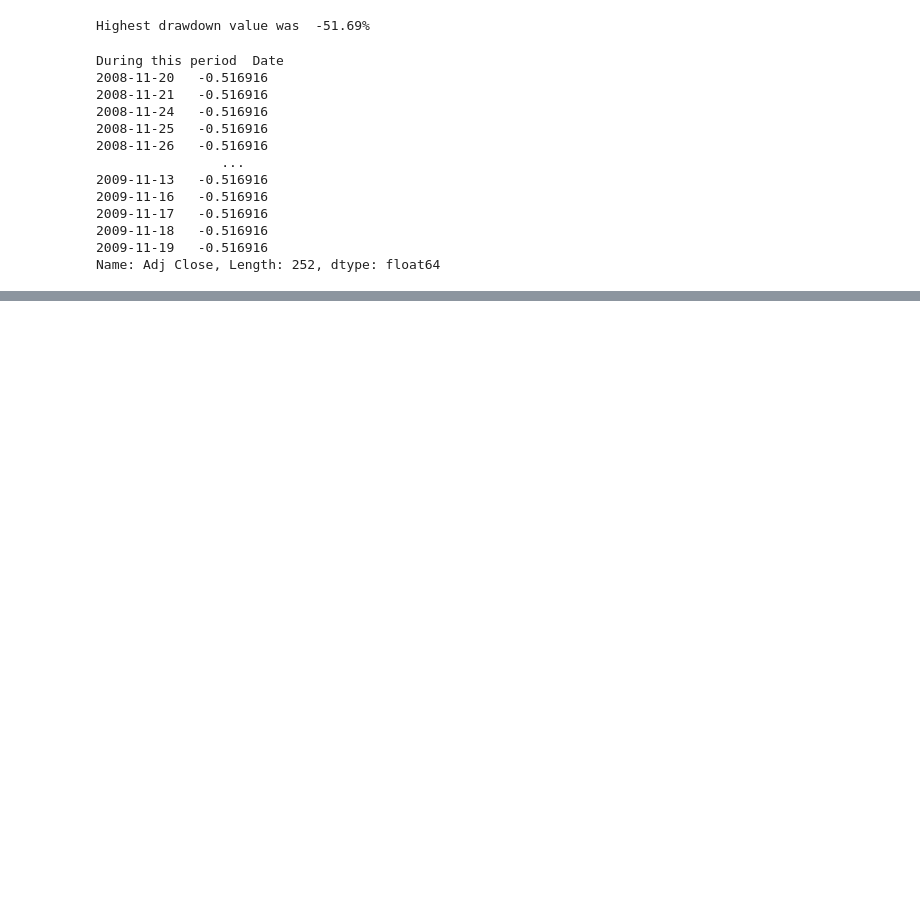
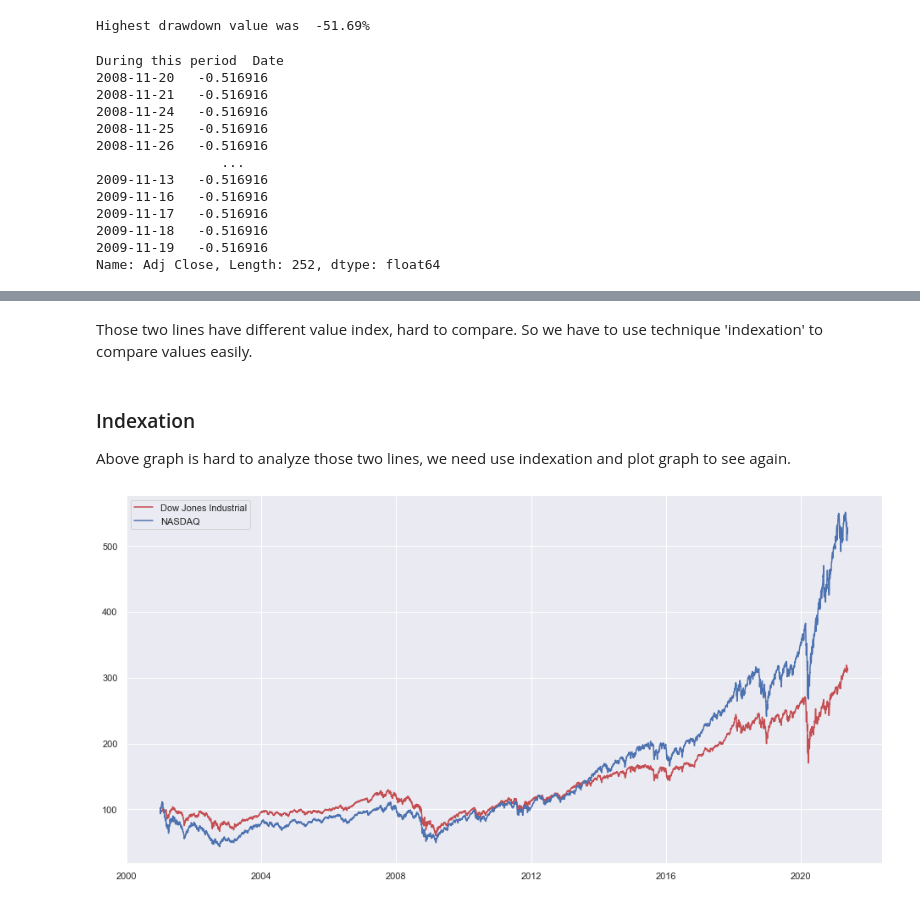
Before and after one commit to Rsych/Finance-Portfolio-Maker, a Jupyter notebook: Financial data analysis with Pandas and Yfinance.ipynb, the cells around one changed output, grey strips where cells are left out. Saved outputs shown, nothing was run; the diff lists cells and outputs as text; code cells hidden in the pictures; blank space fills up the shorter version.

```diff
--- a/Financial data analysis with Pandas and Yfinance.ipynb
+++ b/Financial data analysis with Pandas and Yfinance.ipynb
@@ -184,0 +206,18 @@ Name: Adj Close, Length: 252, dtype: float64
+# %% [markdown]
+Those two lines have different value index, hard to compare. So we have to use technique 'indexation' to compare values easily.
+# %% [markdown]
+### Indexation
+
+Above graph is hard to analyze those two lines, we need use indexation and plot graph to see again.
+# %%
+d = (dow.Close / dow.Close.loc['2001-01-04'])*100 # indexation
+n = (nasdaq.Close / nasdaq.Close.loc['2001-01-04'])*100 # indexation
+
+plt.figure(figsize=(16,8))
+plt.plot(d.index, d, 'r', label='Dow Jones Industrial')
+plt.plot(n.index, n, 'b', label='NASDAQ')
+plt.grid(True)
+plt.legend(loc='best')
+plt.show()
+# %% [output]
+[figure, added]
```
Also changed, not shown: parts of 3 cells of this notebook.
